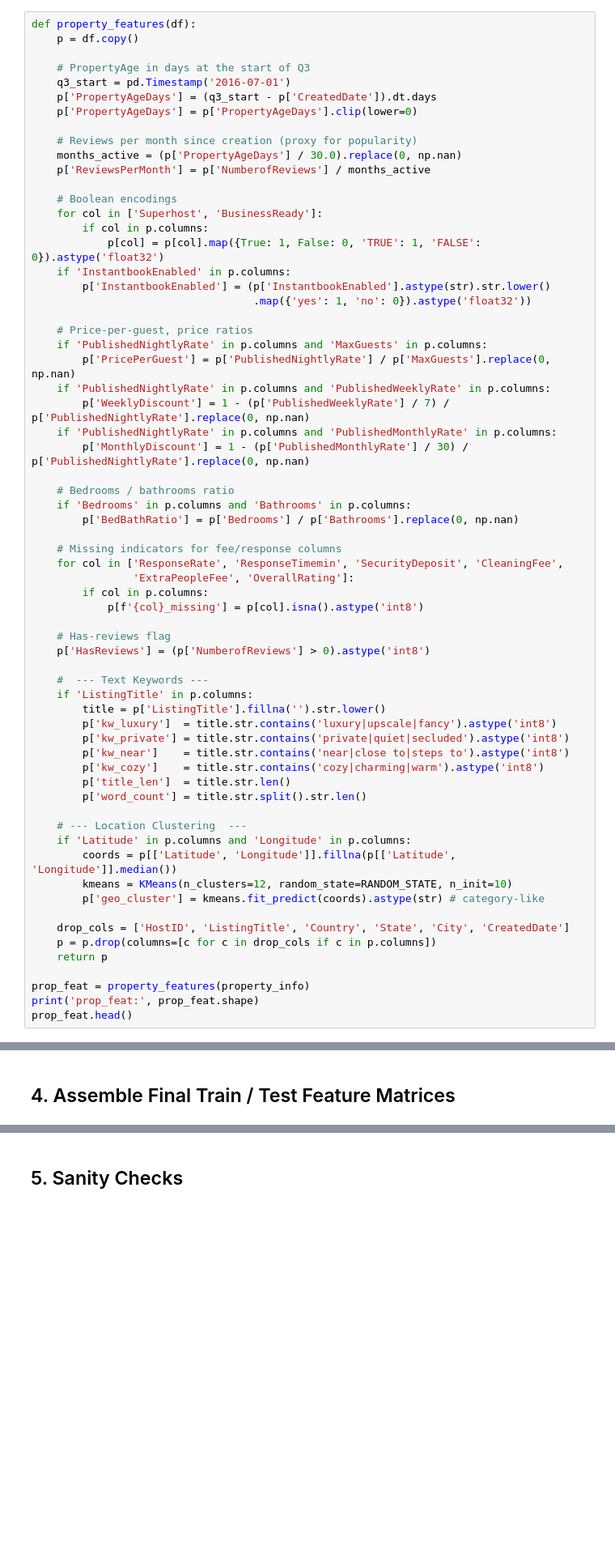
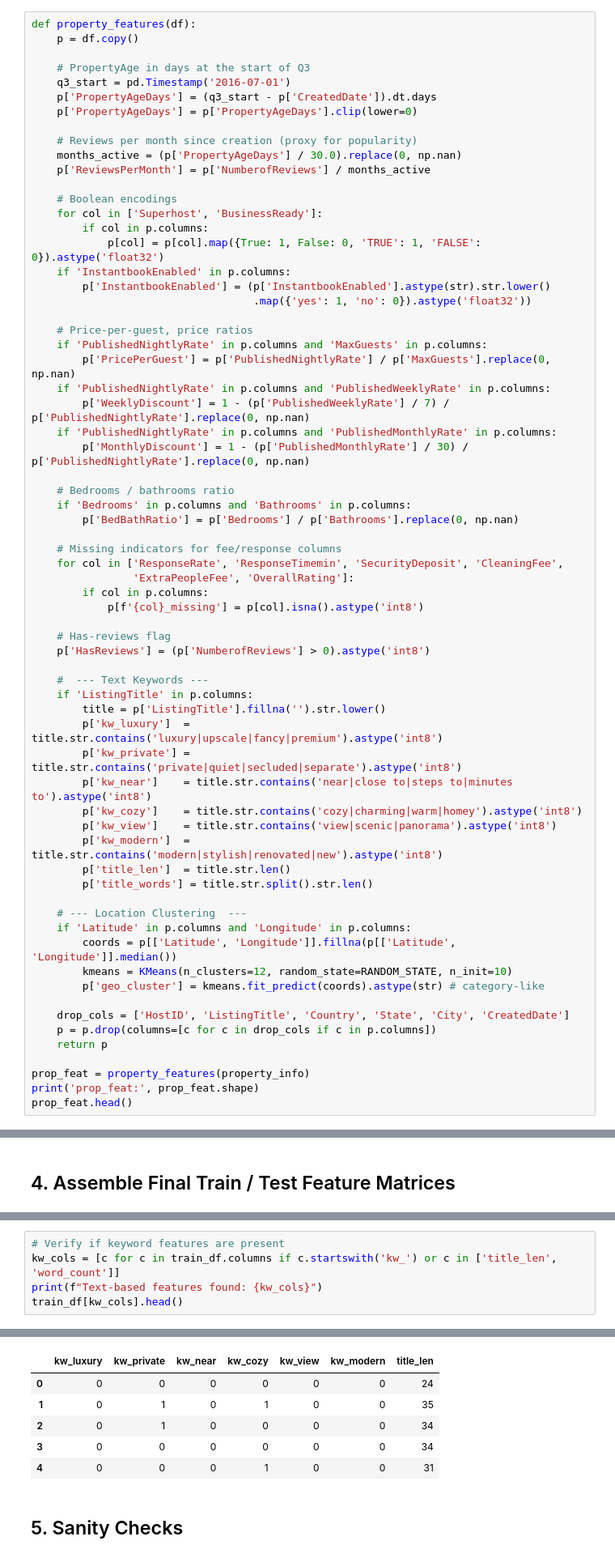
Before and after one commit to alibakir01/ML-Final, a Jupyter notebook: notebooks/02_FeatureEngineering.ipynb, the cells around one changed output, grey strips where cells are left out. Shown at 81% size. Saved outputs shown, nothing was run; the diff lists cells and outputs as text; blank space fills up the shorter version.

```diff
--- a/notebooks/02_FeatureEngineering.ipynb
+++ b/notebooks/02_FeatureEngineering.ipynb
@@ -345,12 +345,14 @@ def property_features(df):
     #  --- Text Keywords ---
     if 'ListingTitle' in p.columns:
         title = p['ListingTitle'].fillna('').str.lower()
-        p['kw_luxury']  = title.str.contains('luxury|upscale|fancy').astype('int8')
-        p['kw_private'] = title.str.contains('private|quiet|secluded').astype('int8')
-        p['kw_near']    = title.str.contains('near|close to|steps to').astype('int8')
-        p['kw_cozy']    = title.str.contains('cozy|charming|warm').astype('int8')
+        p['kw_luxury']  = title.str.contains('luxury|upscale|fancy|premium').astype('int8')
+        p['kw_private'] = title.str.contains('private|quiet|secluded|separate').astype('int8')
+        p['kw_near']    = title.str.contains('near|close to|steps to|minutes to').astype('int8')
+        p['kw_cozy']    = title.str.contains('cozy|charming|warm|homey').astype('int8')
+        p['kw_view']    = title.str.contains('view|scenic|panorama').astype('int8')
+        p['kw_modern']  = title.str.contains('modern|stylish|renovated|new').astype('int8')
         p['title_len']  = title.str.len()
-        p['word_count'] = title.str.split().str.len()
+        p['title_words'] = title.str.split().str.len()
 
     # --- Location Clustering  ---
     if 'Latitude' in p.columns and 'Longitude' in p.columns:
@@ -415,3 +417,9 @@ Numeric columns : 143
 Object columns  : 6
 
 Object columns -> ['PropertyType', 'ListingType', 'Neighborhood', 'MetropolitanStatisticalArea', 'CancellationPolicy', 'geo_cluster']
+# %%
+# Verify if keyword features are present
+kw_cols = [c for c in train_df.columns if c.startswith('kw_') or c in ['title_len', 'word_count']]
+print(f"Text-based features found: {kw_cols}")
+train_df[kw_cols].head()
+# %% [output]
@@ -418,3 +427,9 @@ Object columns -> ['PropertyType', 'ListingType', 'Neighborhood', 'MetropolitanS
+|  | kw_luxury | kw_private | kw_near | kw_cozy | kw_view | kw_modern | title_len |
+| 0 | 0 | 0 | 0 | 0 | 0 | 0 | 24 |
+| 1 | 0 | 1 | 0 | 1 | 0 | 0 | 35 |
+| 2 | 0 | 1 | 0 | 0 | 0 | 0 | 34 |
+| 3 | 0 | 0 | 0 | 0 | 0 | 0 | 34 |
+| 4 | 0 | 0 | 0 | 1 | 0 | 0 | 31 |
 # %% [markdown]
 ## 5. Sanity Checks
 # %%
```
Also changed, not shown: parts of 8 cells of this notebook, 56 other files.
